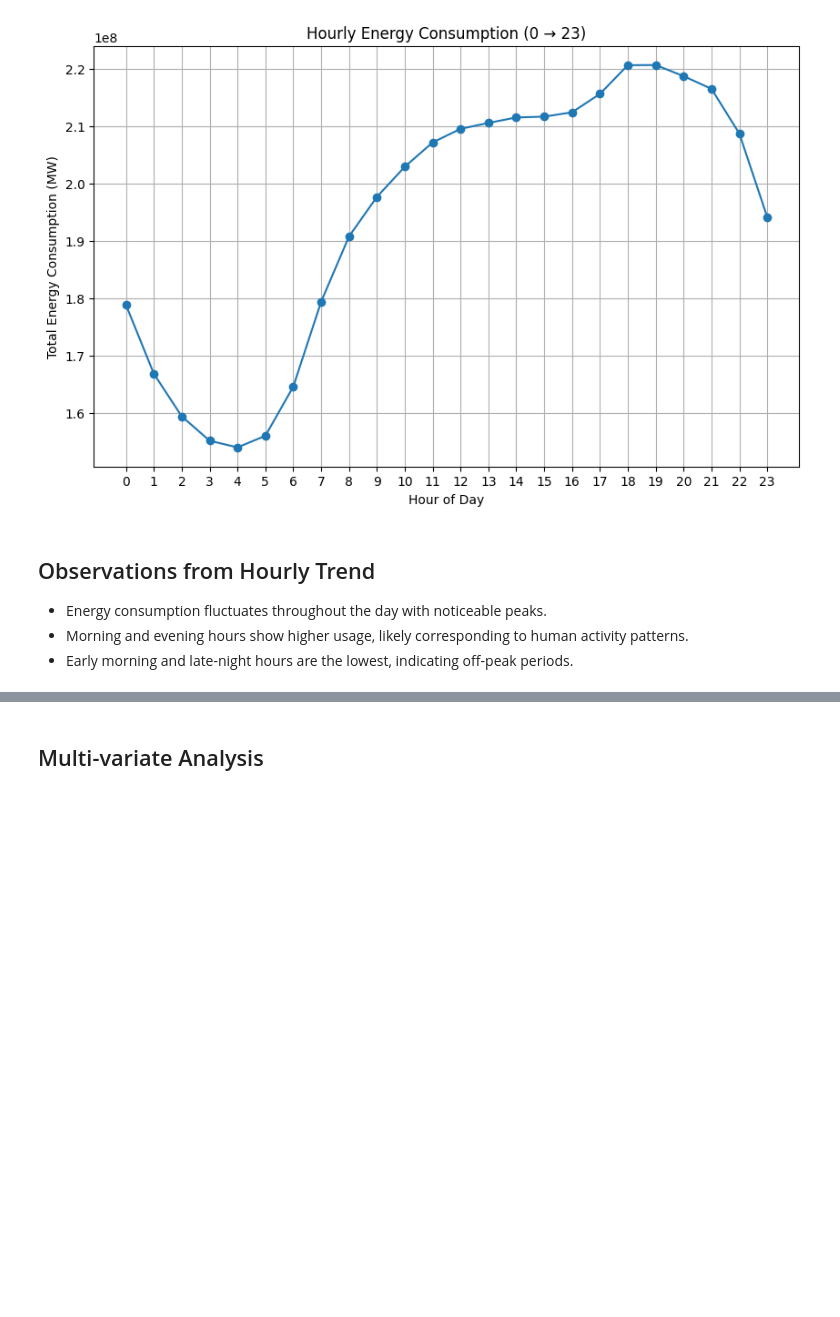
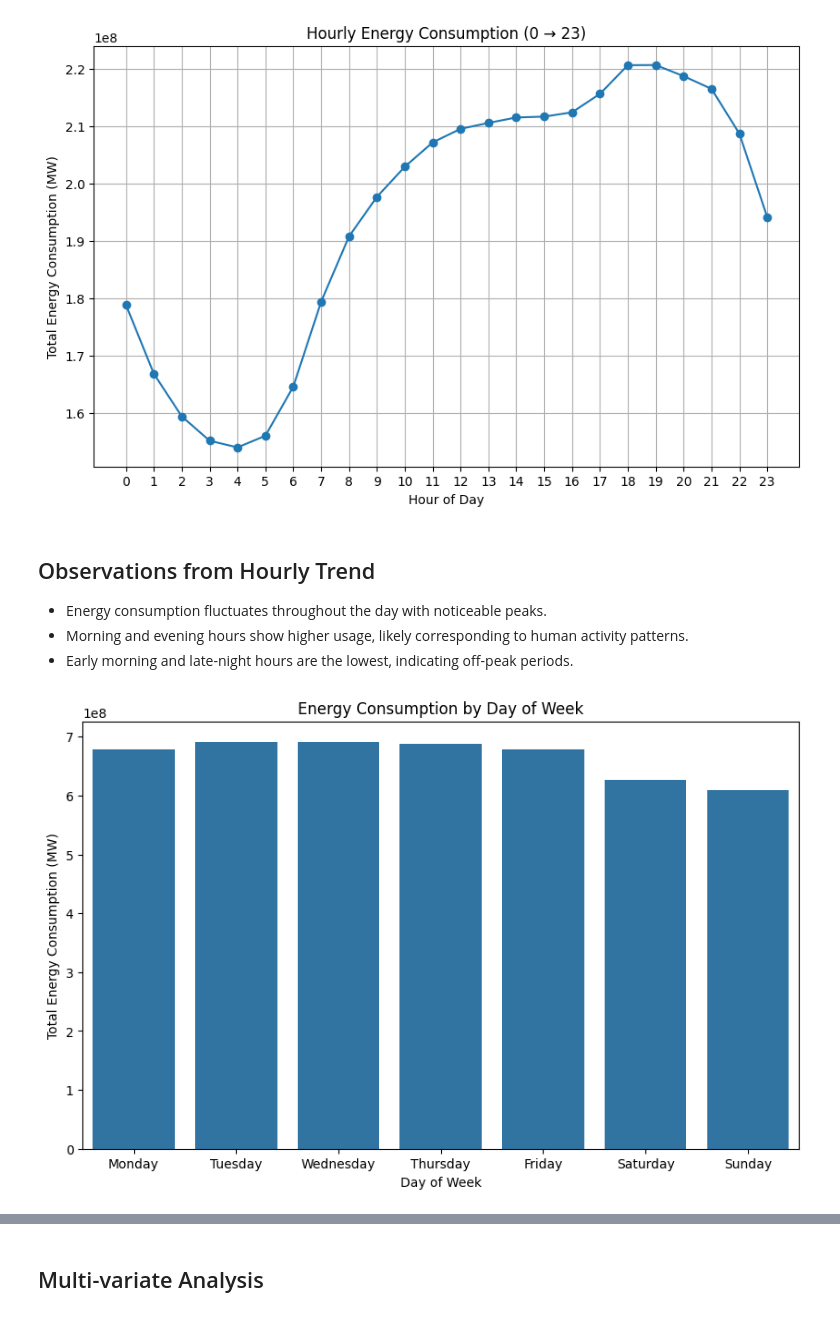
Before and after one commit to kennethnyangweso/Hourly-Energy-Consumption-Forecasting, a Jupyter notebook: exploratory data analysis (EDA) Notebook.ipynb, the cells around one changed output, grey strips where cells are left out. Cells and saved outputs as stored; diff of their text form; code cells hidden in the pictures; blank space fills up the shorter version.

```diff
--- a/exploratory data analysis (EDA) Notebook.ipynb
+++ b/exploratory data analysis (EDA) Notebook.ipynb
@@ -145,3 +198,16 @@ plt.show()
 - Energy consumption fluctuates throughout the day with noticeable peaks.
 - Morning and evening hours show higher usage, likely corresponding to human activity patterns.
 - Early morning and late-night hours are the lowest, indicating off-peak periods.
+# %%
+# Daily consumption
+daily_consumption = df.groupby('day_of_week')['energy_consumption(MW)'].sum().reset_index()
+plt.figure(figsize=(10,6))
+sns.barplot(x='day_of_week', y='energy_consumption(MW)',
+             data=daily_consumption, order=['Monday', 'Tuesday', 'Wednesday', 'Thursday', 'Friday', 'Saturday',
+                                            'Sunday'])
+plt.xlabel('Day of Week')
+plt.ylabel('Total Energy Consumption (MW)')
+plt.title('Energy Consumption by Day of Week')
+plt.show()
+# %% [output]
+[figure, added]
```
Also changed, not shown: parts of 11 cells of this notebook.
